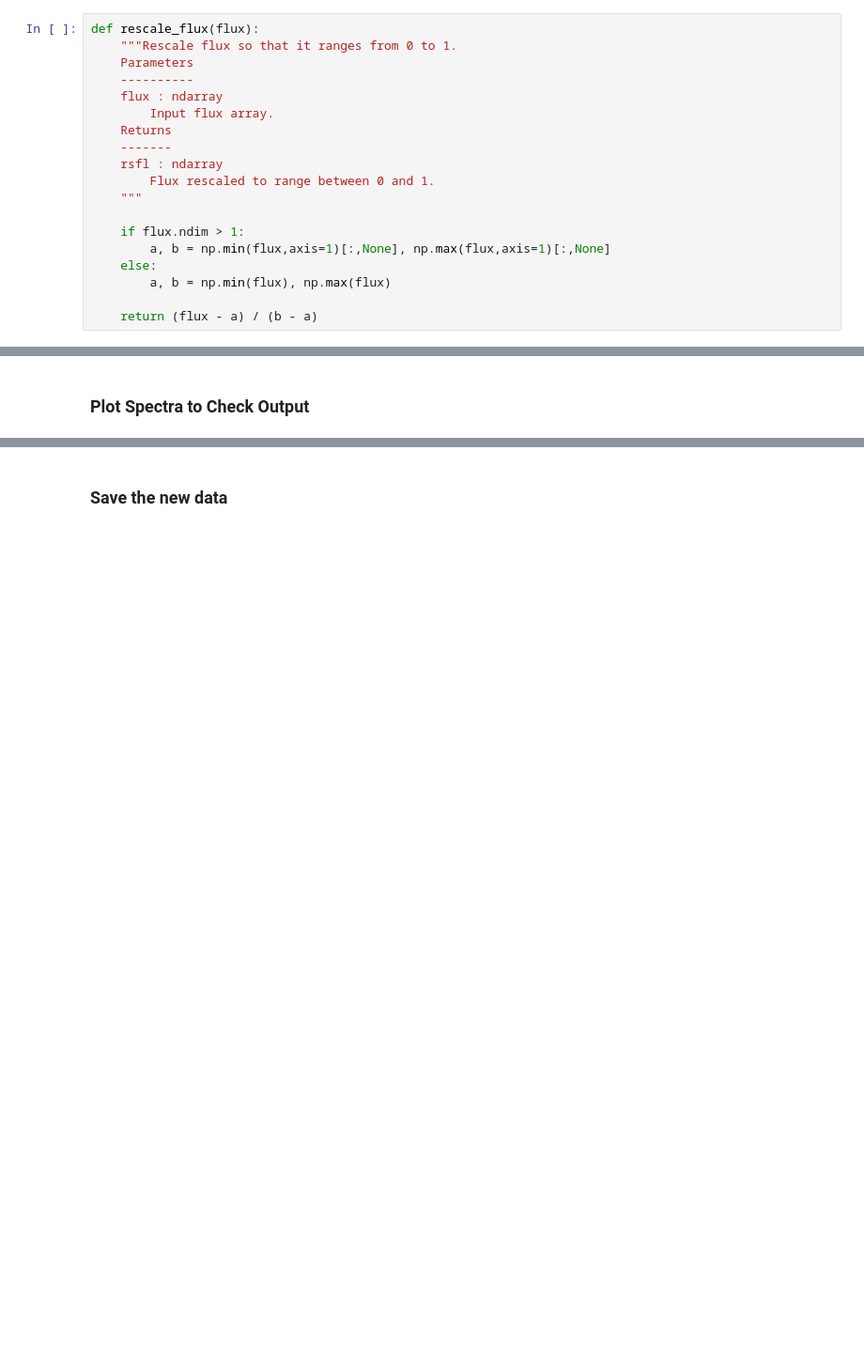
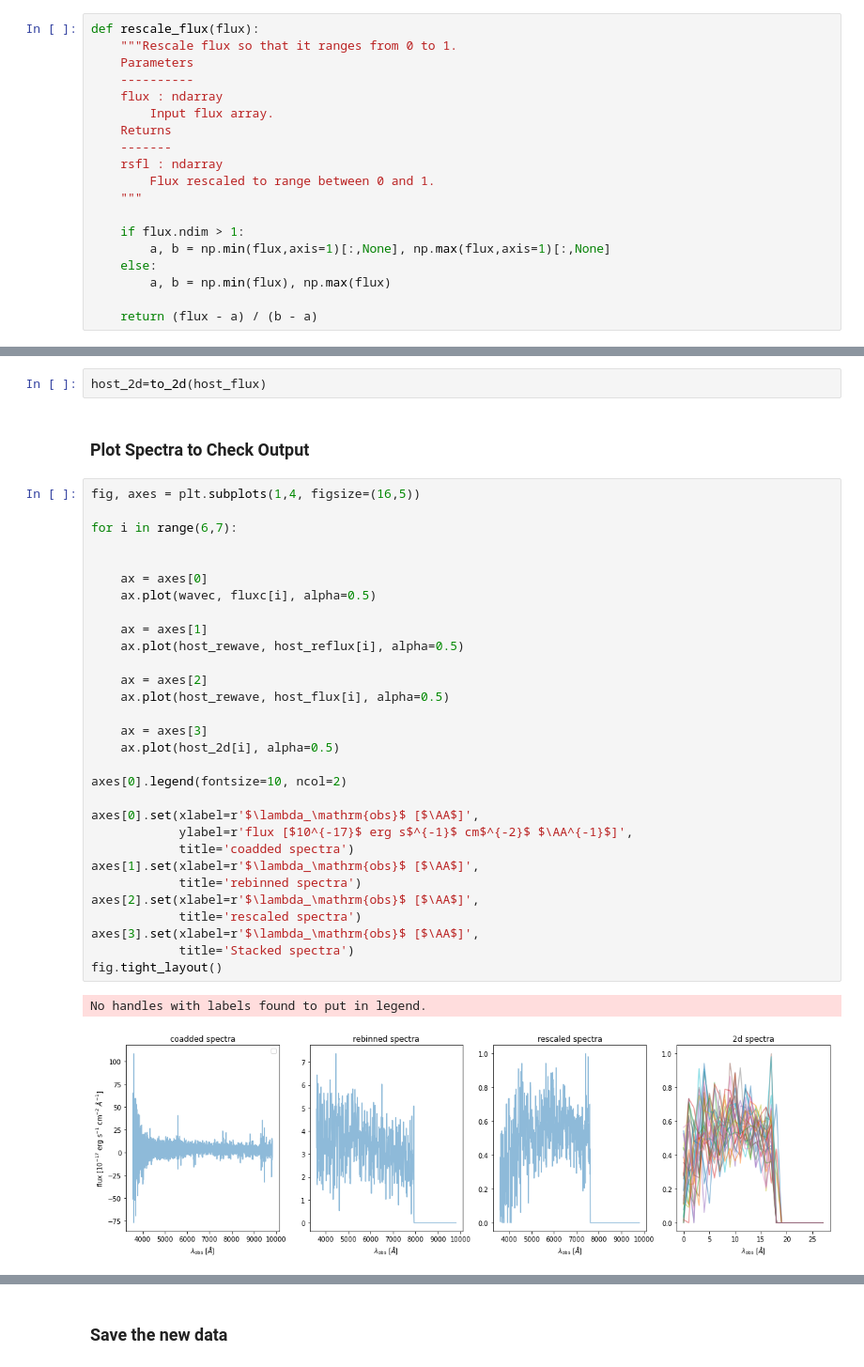
Before and after one commit to EdmundSepeku/DESI-Timedomain, a Jupyter notebook: Architecture/reflux.ipynb, the cells around one changed output, grey strips where cells are left out. Shown: that part at 94% size. Saved outputs shown, nothing was run; the diff lists cells and outputs as text; blank space fills up the shorter version.

```diff
--- a/Architecture/reflux.ipynb
+++ b/Architecture/reflux.ipynb
@@ -301,5 +300,40 @@ INFO:spectra.py:253:read_spectra: iotime 0.323 sec to read bgs_2020-03-08_0150s_
+# %%
+host_2d=to_2d(host_flux)
 # %% [markdown]
 ### Plot Spectra to Check Output
+# %%
+fig, axes = plt.subplots(1,4, figsize=(16,5))
+
+for i in range(6,7):
+
+
+    ax = axes[0]
+    ax.plot(wavec, fluxc[i], alpha=0.5)
+
+    ax = axes[1]
+    ax.plot(host_rewave, host_reflux[i], alpha=0.5)
+
+    ax = axes[2]
+    ax.plot(host_rewave, host_flux[i], alpha=0.5)
+
+    ax = axes[3]
+    ax.plot(host_2d[i], alpha=0.5)
+
+axes[0].legend(fontsize=10, ncol=2)
+
+axes[0].set(xlabel=r'$\lambda_\mathrm{obs}$ [$\AA$]',
+            ylabel=r'flux [$10^{-17}$ erg s$^{-1}$ cm$^{-2}$ $\AA^{-1}$]',
+            title='coadded spectra')
+axes[1].set(xlabel=r'$\lambda_\mathrm{obs}$ [$\AA$]',
+            title='rebinned spectra')
+axes[2].set(xlabel=r'$\lambda_\mathrm{obs}$ [$\AA$]',
+            title='rescaled spectra')
+axes[3].set(xlabel=r'$\lambda_\mathrm{obs}$ [$\AA$]',
+            title='Stacked spectra')
+fig.tight_layout()
+# %% [output]
+No handles with labels found to put in legend.
+[figure, added]
 # %%
 fig, axes = plt.subplots(2,3, figsize=(14,8), sharex=True, sharey=True)
 axes = axes.flatten()
```
Also changed, not shown: parts of 11 cells of this notebook, 3 other files.
